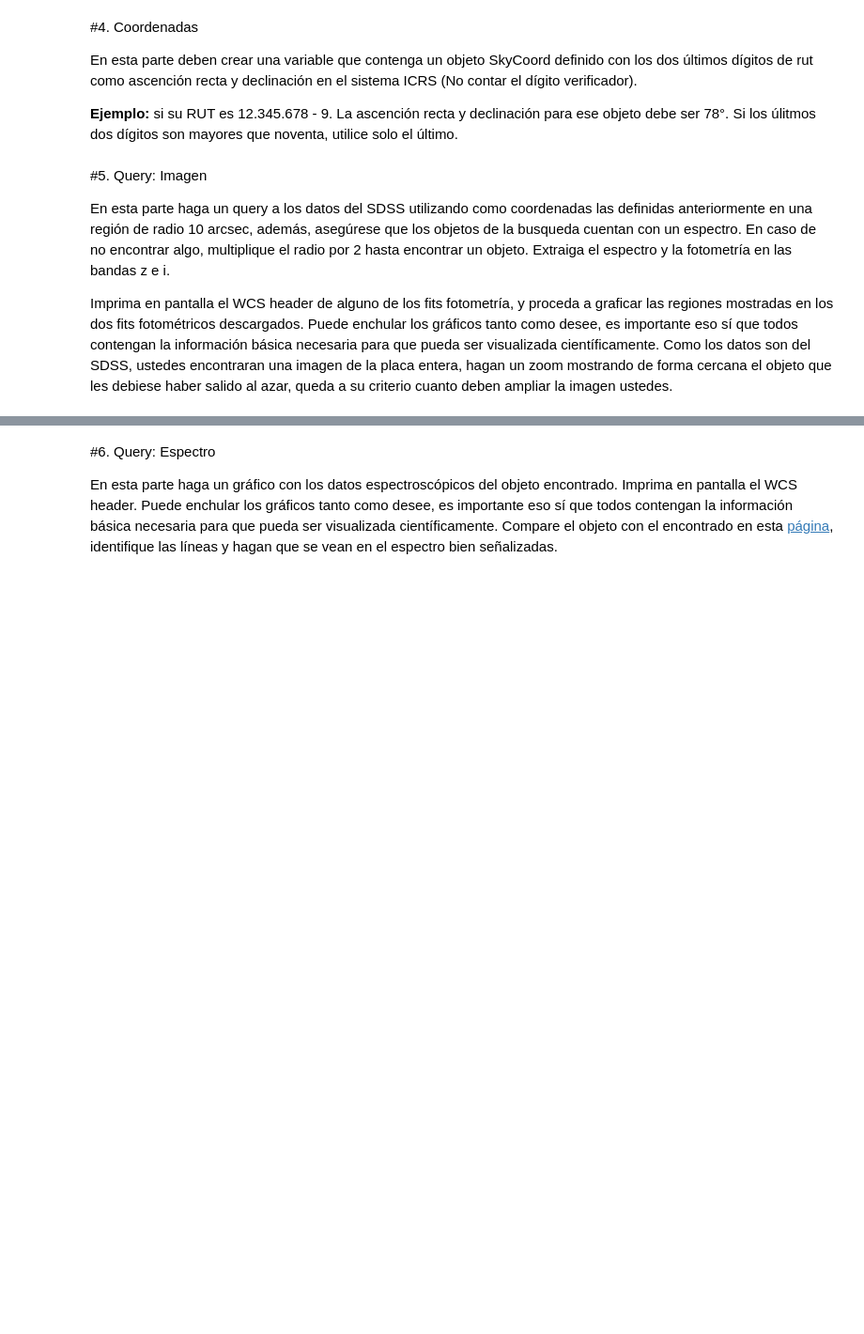
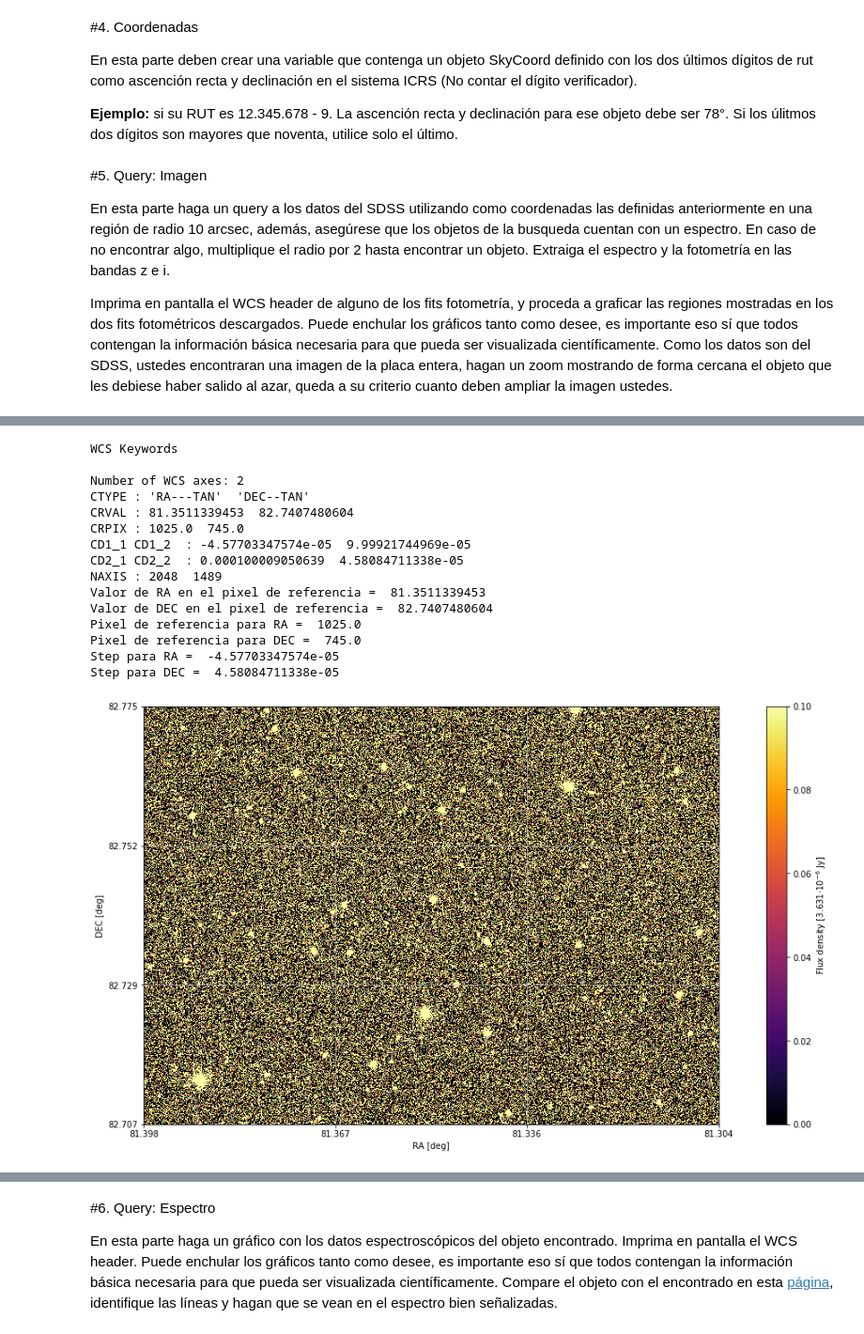
Before and after one commit to VicenteMaturana/minitarea4, a Jupyter notebook: minitarea4.ipynb, the cells around one changed output, grey strips where cells are left out. Shown at 94% size. Drawn from its saved outputs; the diff is of its cells as text; code cells hidden in the pictures; blank space fills up the shorter version.

```diff
--- a/minitarea4.ipynb
+++ b/minitarea4.ipynb
@@ -249,8 +249,8 @@ Imprima en pantalla el WCS header de alguno de los fits fotometría, y proceda a
 # %%
 !pip install astroquery
 from astroquery.sdss import SDSS
-pos = c
-xid = SDSS.query_region(pos, radius = 10*u.arcsec, spectro=True) #radius por defecto es 2 arcsec
+pos = SkyCoord(ra=77*u.degree, dec=77*u.degree, frame='icrs')
+xid = SDSS.query_region(pos, radius = 20480*u.arcsec, spectro=True) #radius por defecto es 2 arcsec
 print xid
 # %% [output]
 Requirement already satisfied: astroquery in /usr/local/lib/python2.7/dist-packages (0.3.9)
@@ -273,5 +273,5 @@ None
 # %%
 sp = SDSS.get_spectra(matches=xid)
-imz = SDSS.get_images(matches=xid, band='g') #fotometría en la banda z
-imi = SDSS.get_images(matches=xid, band='u') #fotometría en la banda i
+imz = SDSS.get_images(matches=xid, band='z') #fotometría en la banda z
+imi = SDSS.get_images(matches=xid, band='i') #fotometría en la banda i
 # %% [output]
@@ -278,0 +283,67 @@ ValueError: ignored
+# %%
+header = imz[0][0].header
+wcs = WCS(header) #permite leer el header world coordinate system
+print wcs
+
+print 'Valor de RA en el pixel de referencia = ',header['CRVAL1']
+print 'Valor de DEC en el pixel de referencia = ',header['CRVAL2']
+
+print 'Pixel de referencia para RA = ', header['CRPIX1']
+print 'Pixel de referencia para DEC = ', header['CRPIX2']
+
+print 'Step para RA = ', header['CD1_1']
+print 'Step para DEC = ', header['CD2_2']
+
+delt1 = np.arange(0,header['NAXIS1']) - (header['CRPIX1']-1)
+step1 = delt1*header['CD1_1']
+ra = step1 + header['CRVAL1']
+
+delt2 = np.arange(0,header['NAXIS2']) - (header['CRPIX2']-1)
+step2 = delt2*header['CD2_2']
+dec = step2 + header['CRVAL2']
+
+dataz = imz[0][0].data
+datai = imi[0][0].data
+
+#imagen banda z
+plt.figure(figsize=(20,20))
+plt.subplot(211)
+plt.imshow(dataz,cmap='inferno',origin='lower',vmin=0,vmax=0.1)
+plt.xticks((0,len(ra)/3,2*len(ra)/3,len(ra)),(round(ra[0],3),round(ra[len(ra)/3],3),round(ra[2*len(ra)/3],3),round(ra[-1],3))) #xticks, tupla con numeros originales, tupla con nuevos digitos
+plt.yticks((0,len(dec)/3,2*len(dec)/3,len(dec)),(round(dec[0],3),round(dec[len(dec)/3],3),round(dec[2*len(dec)/3],3),round(dec[-1],3))) #yticks, tupla con numeros originales, tupla con nuevos digitos
+plt.xlabel('RA [deg]')
+plt.ylabel('DEC [deg]')
+plt.grid(b=None) #Esto para quitar las lineas de la imagen
+cb = plt.colorbar()
+cb.set_label('Flux density [3.631$ \cdot 10^{-6}$ Jy]')
+plt.show()
+
+#imagen banda i
+plt.figure(figsize=(20,20))
+plt.subplot(212)
+plt.imshow(datai,cmap='inferno',origin='lower',vmin=0,vmax=0.1)
+plt.xticks((0,len(ra)/3,2*len(ra)/3,len(ra)),(round(ra[0],3),round(ra[len(ra)/3],3),round(ra[2*len(ra)/3],3),round(ra[-1],3))) #xticks, tupla con numeros originales, tupla con nuevos digitos
+plt.yticks((0,len(dec)/3,2*len(dec)/3,len(dec)),(round(dec[0],3),round(dec[len(dec)/3],3),round(dec[2*len(dec)/3],3),round(dec[-1],3))) #yticks, tupla con numeros originales, tupla con nuevos digitos
+plt.xlabel('RA [deg]')
+plt.ylabel('DEC [deg]')
+plt.grid(b=None) #Esto para quitar las lineas de la imagen
+cb = plt.colorbar()
+cb.set_label('Flux density [3.631$ \cdot 10^{-6}$ Jy]')
+plt.show()
+# %% [output]
+WCS Keywords
+
+Number of WCS axes: 2
+CTYPE : 'RA---TAN'  'DEC--TAN'
+CRVAL : 81.3511339453  82.7407480604
+CRPIX : 1025.0  745.0
+CD1_1 CD1_2  : -4.57703347574e-05  9.99921744969e-05
+CD2_1 CD2_2  : 0.000100009050639  4.58084711338e-05
+NAXIS : 2048  1489
+Valor de RA en el pixel de referencia =  81.3511339453
+Valor de DEC en el pixel de referencia =  82.7407480604
+Pixel de referencia para RA =  1025.0
+Pixel de referencia para DEC =  745.0
+Step para RA =  -4.57703347574e-05
+Step para DEC =  4.58084711338e-05
+[figure, added]
```
Also changed, not shown: parts of 4 cells of this notebook.
